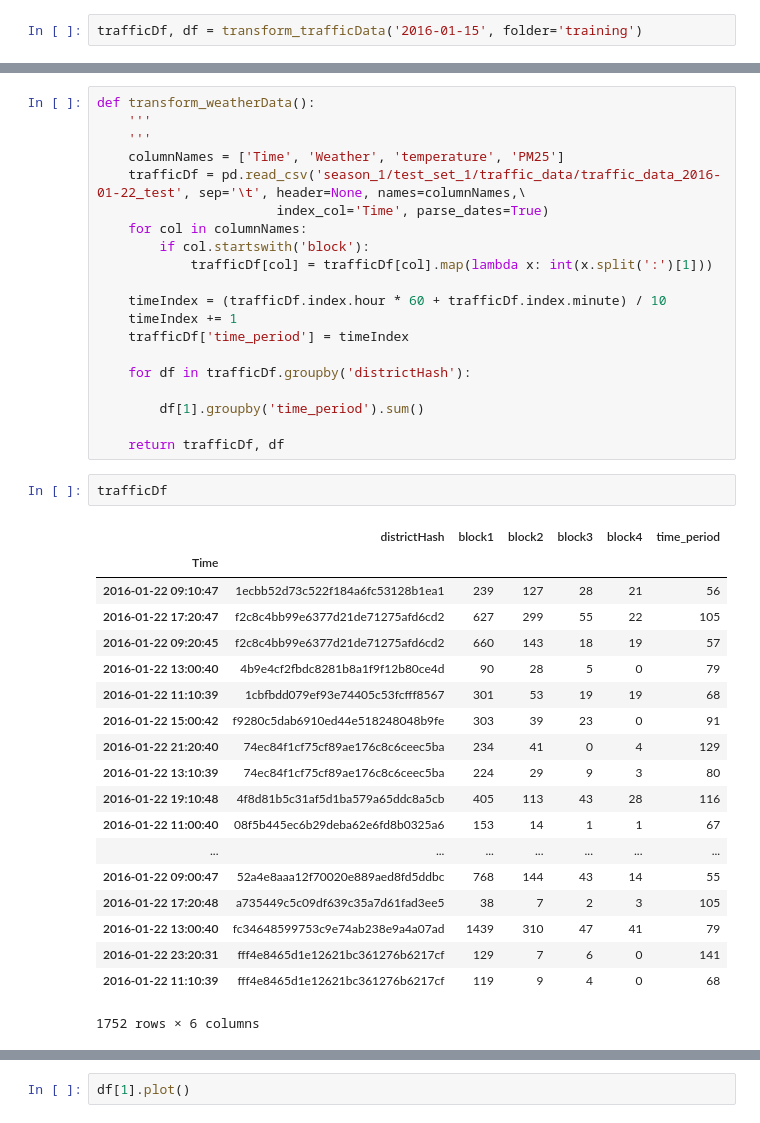
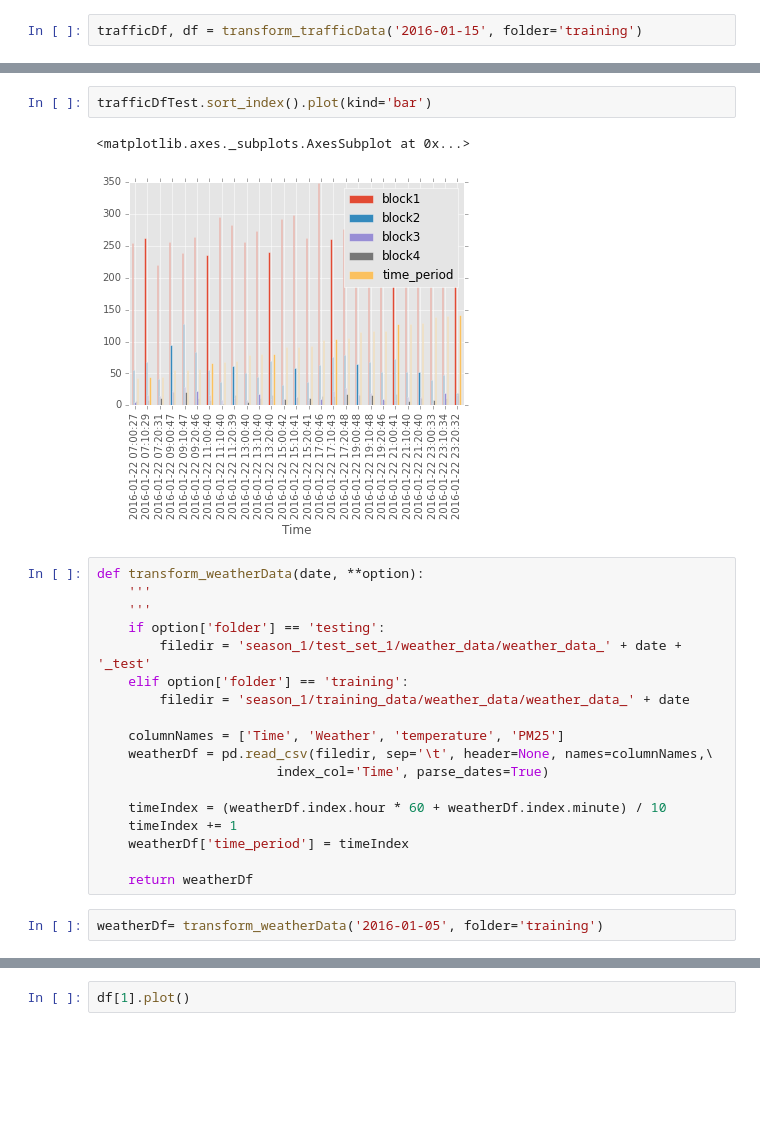
Before and after one commit to kuanliang/traffic_gap, a Jupyter notebook: didi_script_tests.ipynb, the cells around one changed output, grey strips where cells are left out. Cells and saved outputs as stored; diff of their text form; blank space fills up the shorter version.

```diff
--- a/didi_script_tests.ipynb
+++ b/didi_script_tests.ipynb
@@ -226,42 +111,25 @@ KeyError: 'districHash'
+# %%
+trafficDfTest.sort_index().plot(kind='bar')
+# %% [output]
+<matplotlib.axes._subplots.AxesSubplot at 0x...>
+[figure, added]
 # %%
-def transform_weatherData():
+def transform_weatherData(date, **option):
     '''
     '''
+    if option['folder'] == 'testing':
+        filedir = 'season_1/test_set_1/weather_data/weather_data_' + date + '_test'
+    elif option['folder'] == 'training':
+        filedir = 'season_1/training_data/weather_data/weather_data_' + date
+
     columnNames = ['Time', 'Weather', 'temperature', 'PM25']
-    trafficDf = pd.read_csv('season_1/test_set_1/traffic_data/traffic_data_2016-01-22_test', sep='\t', header=None, names=columnNames,\
+    weatherDf = pd.read_csv(filedir, sep='\t', header=None, names=columnNames,\
                        index_col='Time', parse_dates=True)
-    for col in columnNames:
-        if col.startswith('block'):
-            trafficDf[col] = trafficDf[col].map(lambda x: int(x.split(':')[1]))
 
-    timeIndex = (trafficDf.index.hour * 60 + trafficDf.index.minute) / 10
+    timeIndex = (weatherDf.index.hour * 60 + weatherDf.index.minute) / 10
     timeIndex += 1
-    trafficDf['time_period'] = timeIndex
+    weatherDf['time_period'] = timeIndex
 
-    for df in trafficDf.groupby('districtHash'):
-
-        df[1].groupby('time_period').sum()
-
-    return trafficDf, df
+    return weatherDf
-# %%
-trafficDf
-# %% [output]
-|  | districtHash | block1 | block2 | block3 | block4 | time_period |
-| Time |  |  |  |  |  |  |
-| 2016-01-22 09:10:47 | 1ecbb52d73c522f184a6fc53128b1ea1 | 239 | 127 | 28 | 21 | 56 |
-| 2016-01-22 17:20:47 | f2c8c4bb99e6377d21de71275afd6cd2 | 627 | 299 | 55 | 22 | 105 |
-| 2016-01-22 09:20:45 | f2c8c4bb99e6377d21de71275afd6cd2 | 660 | 143 | 18 | 19 | 57 |
-| 2016-01-22 13:00:40 | 4b9e4cf2fbdc8281b8a1f9f12b80ce4d | 90 | 28 | 5 | 0 | 79 |
-| 2016-01-22 11:10:39 | 1cbfbdd079ef93e74405c53fcfff8567 | 301 | 53 | 19 | 19 | 68 |
-| 2016-01-22 15:00:42 | f9280c5dab6910ed44e518248048b9fe | 303 | 39 | 23 | 0 | 91 |
-| 2016-01-22 21:20:40 | 74ec84f1cf75cf89ae176c8c6ceec5ba | 234 | 41 | 0 | 4 | 129 |
-| 2016-01-22 13:10:39 | 74ec84f1cf75cf89ae176c8c6ceec5ba | 224 | 29 | 9 | 3 | 80 |
-| 2016-01-22 19:10:48 | 4f8d81b5c31af5d1ba579a65ddc8a5cb | 405 | 113 | 43 | 28 | 116 |
-| 2016-01-22 11:00:40 | 08f5b445ec6b29deba62e6fd8b0325a6 | 153 | 14 | 1 | 1 | 67 |
-| ... | ... | ... | ... | ... | ... | ... |
-| 2016-01-22 09:00:47 | 52a4e8aaa12f70020e889aed8fd5ddbc | 768 | 144 | 43 | 14 | 55 |
-| 2016-01-22 17:20:48 | a735449c5c09df639c35a7d61fad3ee5 | 38 | 7 | 2 | 3 | 105 |
-| 2016-01-22 13:00:40 | fc34648599753c9e74ab238e9a4a07ad | 1439 | 310 | 47 | 41 | 79 |
-| 2016-01-22 23:20:31 | fff4e8465d1e12621bc361276b6217cf | 129 | 7 | 6 | 0 | 141 |
-| 2016-01-22 11:10:39 | fff4e8465d1e12621bc361276b6217cf | 119 | 9 | 4 | 0 | 68 |
-1752 rows × 6 columns
+# %%
+weatherDf= transform_weatherData('2016-01-05', folder='training')
```
Also changed, not shown: parts of 44 cells of this notebook, 5 other files.
